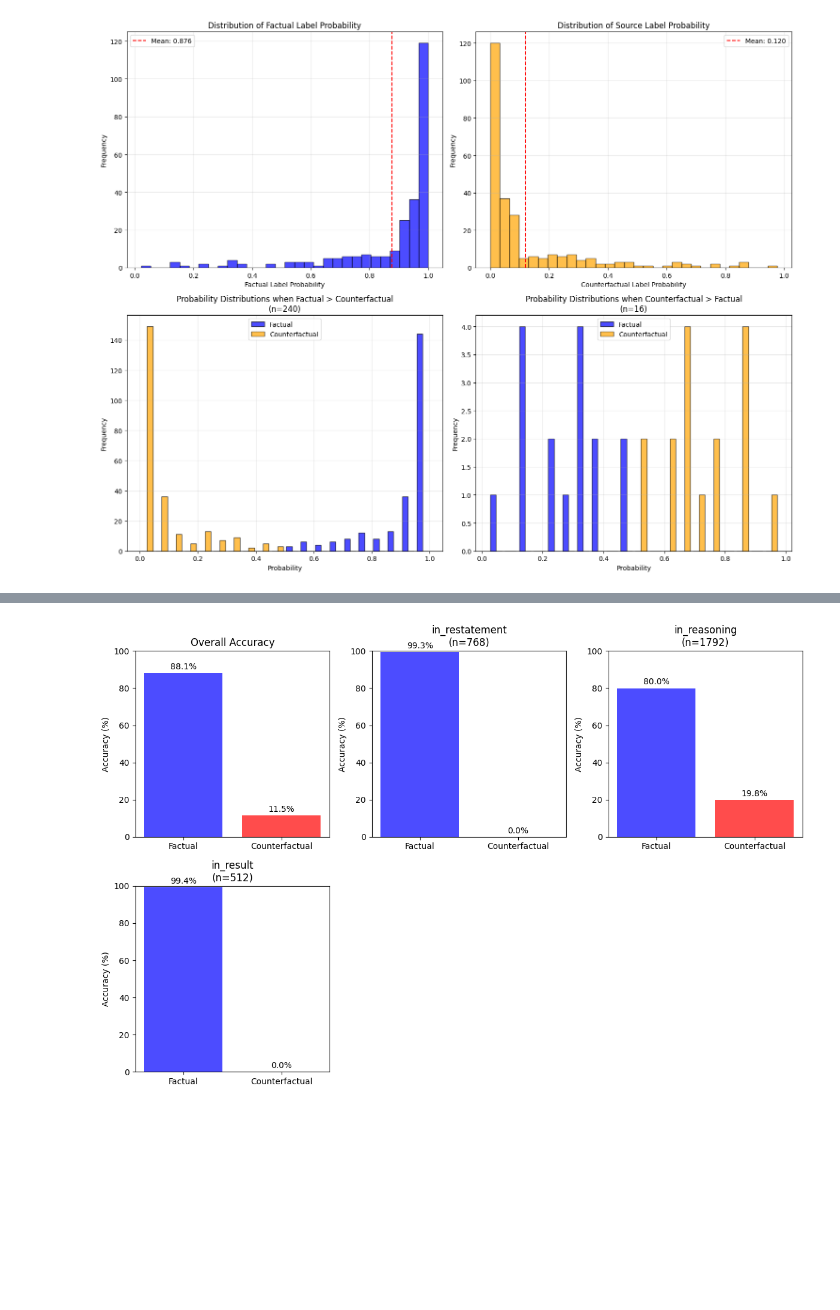
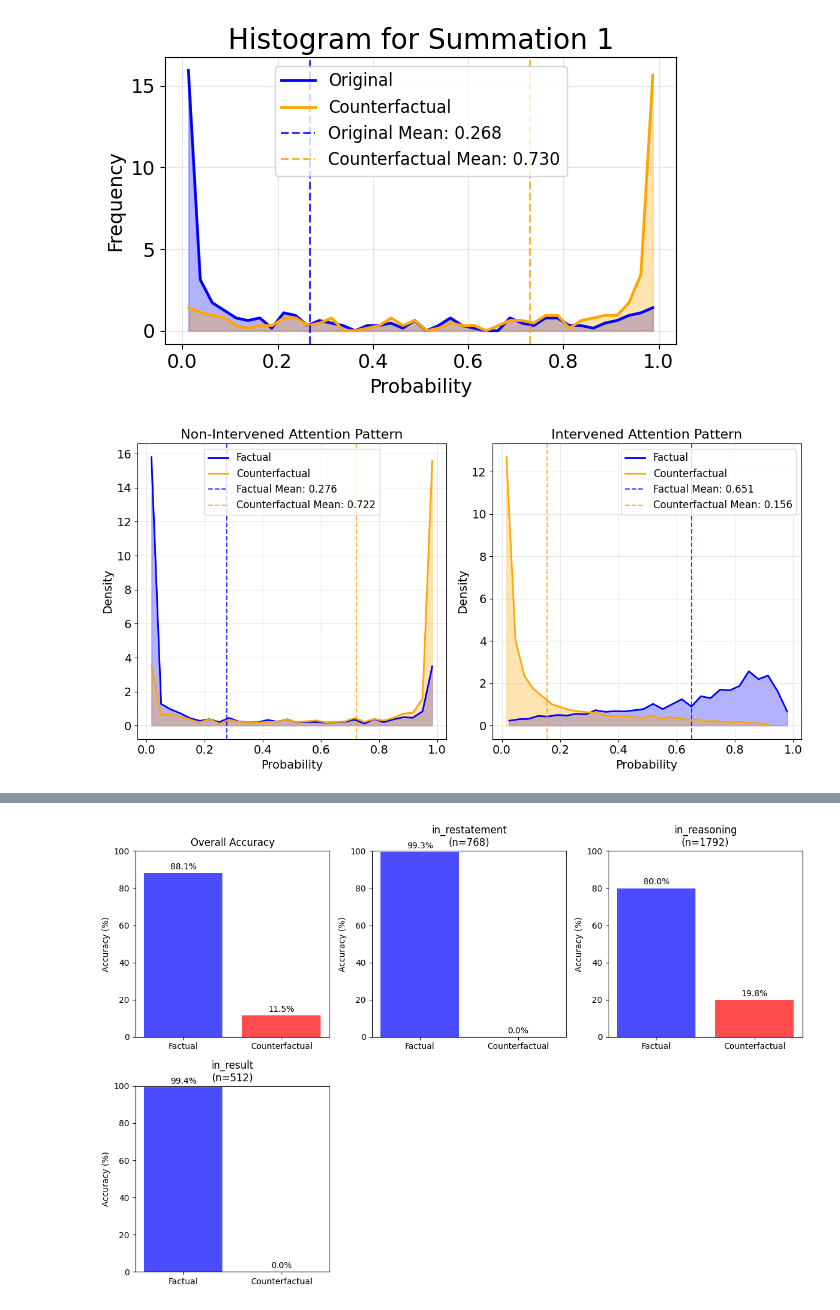
Before and after one commit to dkangbrown/arithmetic-reasoning-causality, a Jupyter notebook: experiments/visualize.ipynb, the cells around one changed output, grey strips where cells are left out. Drawn from its saved outputs; the diff is of its cells as text; code cells hidden in the pictures; blank space fills up the shorter version.

```diff
--- a/experiments/visualize.ipynb
+++ b/experiments/visualize.ipynb
@@ -10,5 +16,11 @@ import _mapping
+# %%
+probability_filepath = "../experiments/attention_heads/output/GPT-OSS_stepwise/geometric_heads/patch_top_64_operand_1_1_prob_h_pre_penultimate_sum.csv"
+plot_prediction_probability_histogram_integrated(probability_filepath, "Summation 1")
+# %% [output]
+[figure, added]
 # %%
-probability_filepath = "../experiments/activation_intervention/output/GPT-OSS/frozen_attention_result_unfaithful_source/h_pre_result_final_sum.csv"
-plot_probability_distributions(probability_filepath)
+probability_filepath = "../experiments/activation_intervention/output/GPT-OSS_stepwise/frozen_attention_intervened_pattern/non_intervened_pattern_h_pre_penultimate_sum_.csv"
+probability_filepath_2 = "../experiments/activation_intervention/output/GPT-OSS_stepwise/frozen_attention_intervened_pattern/h_pre_penultimate_sum_.csv"
+plot_two_prediction_probability_distributions_integrated(probability_filepath, probability_filepath_2)
 # %% [output]
-[figure, old version]
+[figure, new version]
```
Also changed, not shown: parts of 15 cells of this notebook, 53 other files.
